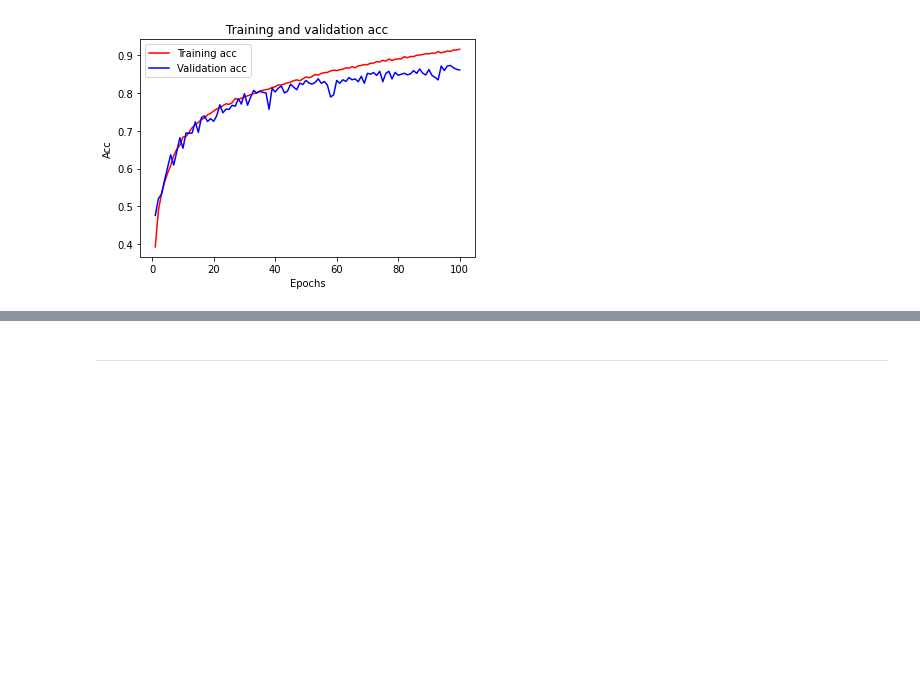
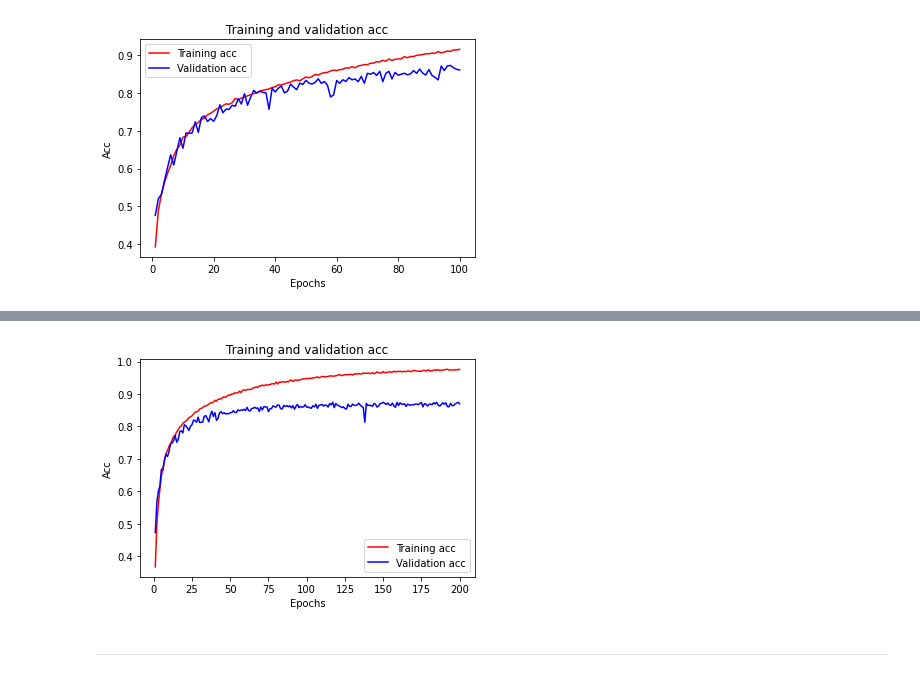
Before and after one commit to youngeun1207/keras, a Jupyter notebook: SHL/test.ipynb, the cells around one changed output, grey strips where cells are left out. Cells and saved outputs as stored; diff of their text form; code cells hidden in the pictures; blank space fills up the shorter version.

```diff
--- a/SHL/test.ipynb
+++ b/SHL/test.ipynb
@@ -317,0 +380,22 @@ plt.show()
+# %%
+model_cnn.save('/content/drive/MyDrive/CNN_layer_3.h5')
+model_cnn.evaluate(x_valid, y_valid)
+
+# 3층 1D convnet
+# accuracy: 0.8698
+import matplotlib.pyplot as plt
+
+acc = history.history['accuracy']
+val_acc = history.history['val_accuracy']
+
+epochs = range(1, len(acc)+1)
+
+plt.plot(epochs, acc, 'r', label='Training acc')
+plt.plot(epochs, val_acc, 'b', label='Validation acc')
+plt.title('Training and validation acc')
+plt.xlabel('Epochs')
+plt.ylabel('Acc')
+plt.legend()
+
+plt.show()
+# %% [output]
@@ -318,3 +403,4 @@ plt.show()
+[figure, added]
 # %% [markdown]
 ---------
 # %%
```
Also changed, not shown: parts of 5 cells of this notebook.
